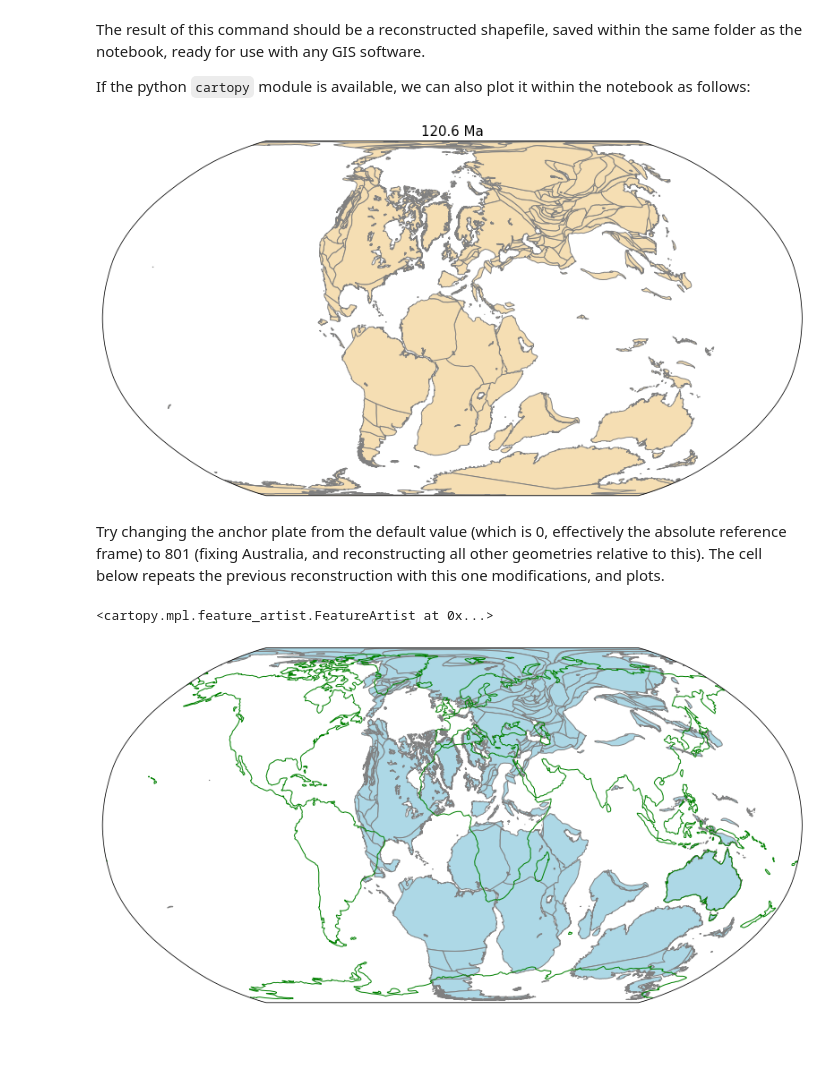
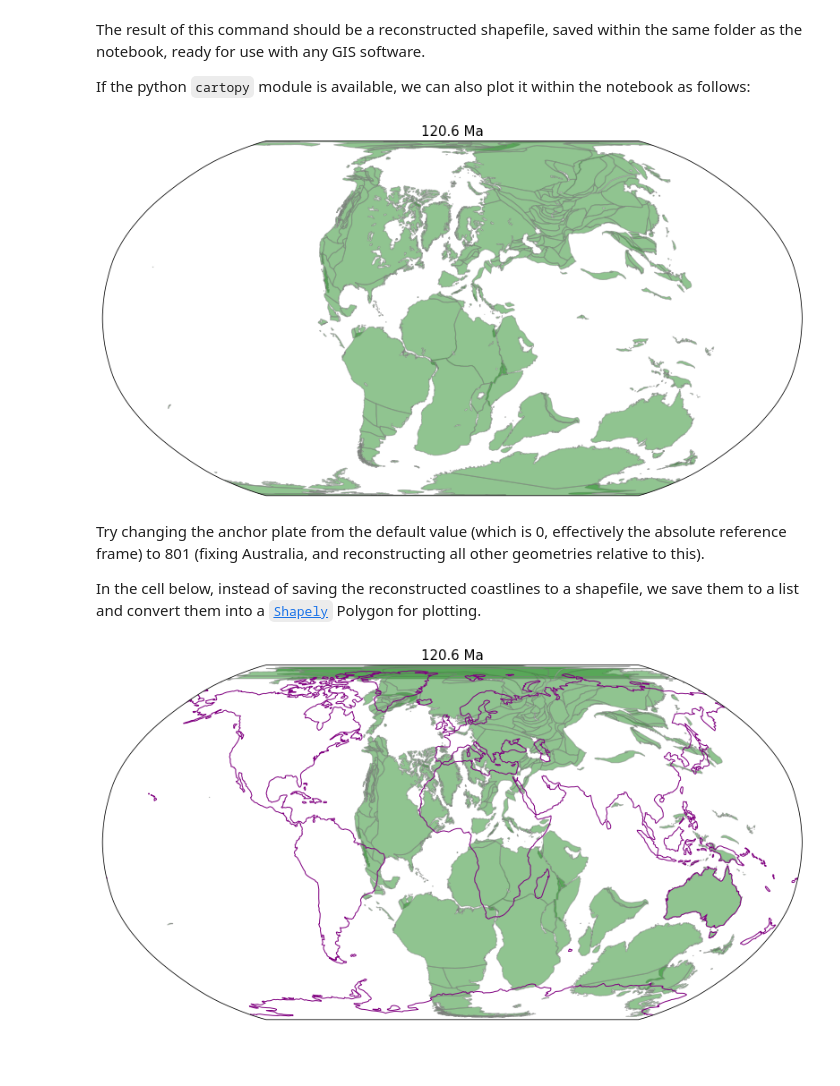
Before and after one commit to GPlates/pygplates-course-2022, a Jupyter notebook: 01-Getting-Started.ipynb, the cells around one changed output. Cells and saved outputs as stored; diff of their text form; code cells hidden in the pictures.

Commit message:
add examples of: cookie cutting user-defined points, converting coastlines into shapely polygon and plotting

```diff
--- a/01-Getting-Started.ipynb
+++ b/01-Getting-Started.ipynb
@@ -58,18 +138,17 @@ The next example, performs a task that should be easy to comprehend if you are f
 # %%
-# Names of input files
-input_feature_filename = 'Data/Global_EarthByte_GPlates_PresentDay_Coastlines.gpmlz'
-input_rotation_filename = 'Data/Muller2019-Young2019-Cao2020_CombinedRotations.rot'
+# --- Names of input files
+coastline_filename = 'Data/Global_EarthByte_GPlates_PresentDay_Coastlines.gpmlz'
+rotation_filename = 'Data/Muller2019-Young2019-Cao2020_CombinedRotations.rot'
 
-# Input parameters to define how the reconstruction is made
+# --- Reconstruction parameters
 reconstruction_time = 120.6
 anchor_plate = 0
 
-# Name of ouput file
-output_reconstructed_feature_filename = '/tmp/tmp.shp'
+# --- Save ouput file as a shapefile (instead of saving it to an empty list)
+output_reconstructed_feature_filename = 'reconstructed_coastlines.shp'
 
 # Use pygplates to carry out the reconstruction
-pygplates.reconstruct(input_feature_filename, input_rotation_filename, output_reconstructed_feature_filename,
-                      reconstruction_time, anchor_plate)
+pygplates.reconstruct(coastline_filename, rotation_filename, output_reconstructed_feature_filename, reconstruction_time, anchor_plate)
 # %% [markdown]
 The result of this command should be a reconstructed shapefile, saved within the same folder as the notebook, ready for use with any GIS software.
 
@@ -88,30 +168,39 @@ ax = fig.add_subplot(111, projection=ccrs.Robinson())
 shp_coast = shpreader.Reader(output_reconstructed_feature_filename)
 ft_coast = cfeature.ShapelyFeature(shp_coast.geometries(), crs=ccrs.PlateCarree())
 
-ax.add_feature(ft_coast, facecolor='Wheat', edgecolor='Grey')
+ax.add_feature(ft_coast, facecolor='forestgreen', edgecolor='grey', alpha=0.5)
 plt.title('%s Ma' % reconstruction_time, fontsize=15)
 
 plt.show()
 # %% [output]
-[figure, old version]
+[figure, new version]
 # %% [markdown]
-Try changing the anchor plate from the default value (which is 0, effectively the absolute reference frame) to 801 (fixing Australia, and reconstructing all other geometries relative to this). The cell below repeats the previous reconstruction with this one modifications, and plots.
+Try changing the anchor plate from the default value (which is 0, effectively the absolute reference frame) to 801 (fixing Australia, and reconstructing all other geometries relative to this).
+
+In the cell below, instead of saving the reconstructed coastlines to a shapefile, we save them to a list and convert them into a [`Shapely`](https://shapely.readthedocs.io/en/stable/manual.html) Polygon for plotting.
 # %%
 anchor_plate = 801
+
+reconstructed_coastlines = []
 pygplates.reconstruct(input_feature_filename, input_rotation_filename,
-                      output_reconstructed_feature_filename, reconstruction_time, anchor_plate)
+                      reconstructed_coastlines, reconstruction_time, anchor_plate)
 
-
+# --- plot
 fig = plt.figure(figsize=(14,10))
 ax = fig.add_subplot(111, projection=ccrs.Robinson())
 
-shp_coast = shpreader.Reader(output_reconstructed_feature_filename)
-ft_coast = cfeature.ShapelyFeature(shp_coast.geometries(), crs=ccrs.PlateCarree())
+# convert the pygplates ReconstructedFeatureGeometry into a Shapely polygon
+reconstructed_coastlines_for_plotting = []
+for f in reconstructed_coastlines:
+    polygon = f.get_reconstructed_geometry()
+    reconstructed_coastlines_for_plotting.append(Polygon((lon, lat) for lat, lon in polygon.to_lat_lon_list()))
 
-ax.add_feature(ft_coast, facecolor='LightBlue', edgecolor='Grey')
-ax.coastlines(color='g')  # plot present-day coastlines
+ax.add_geometries(reconstructed_coastlines_for_plotting, crs=ccrs.PlateCarree(), facecolor='forestgreen', edgecolor='Grey', alpha=0.5)
+ax.coastlines(color='purple')  # plot present-day coastlines. Present-day and reconstructed Australia should be in the same place!
+plt.title('%s Ma' % reconstruction_time, fontsize=15)
+
+plt.show()
 # %% [output]
-<cartopy.mpl.feature_artist.FeatureArtist at 0x...>
-[figure, old version]
+[figure, new version]
 # %% [markdown]
 ##
```
Also changed, not shown: parts of 9 cells of this notebook.
